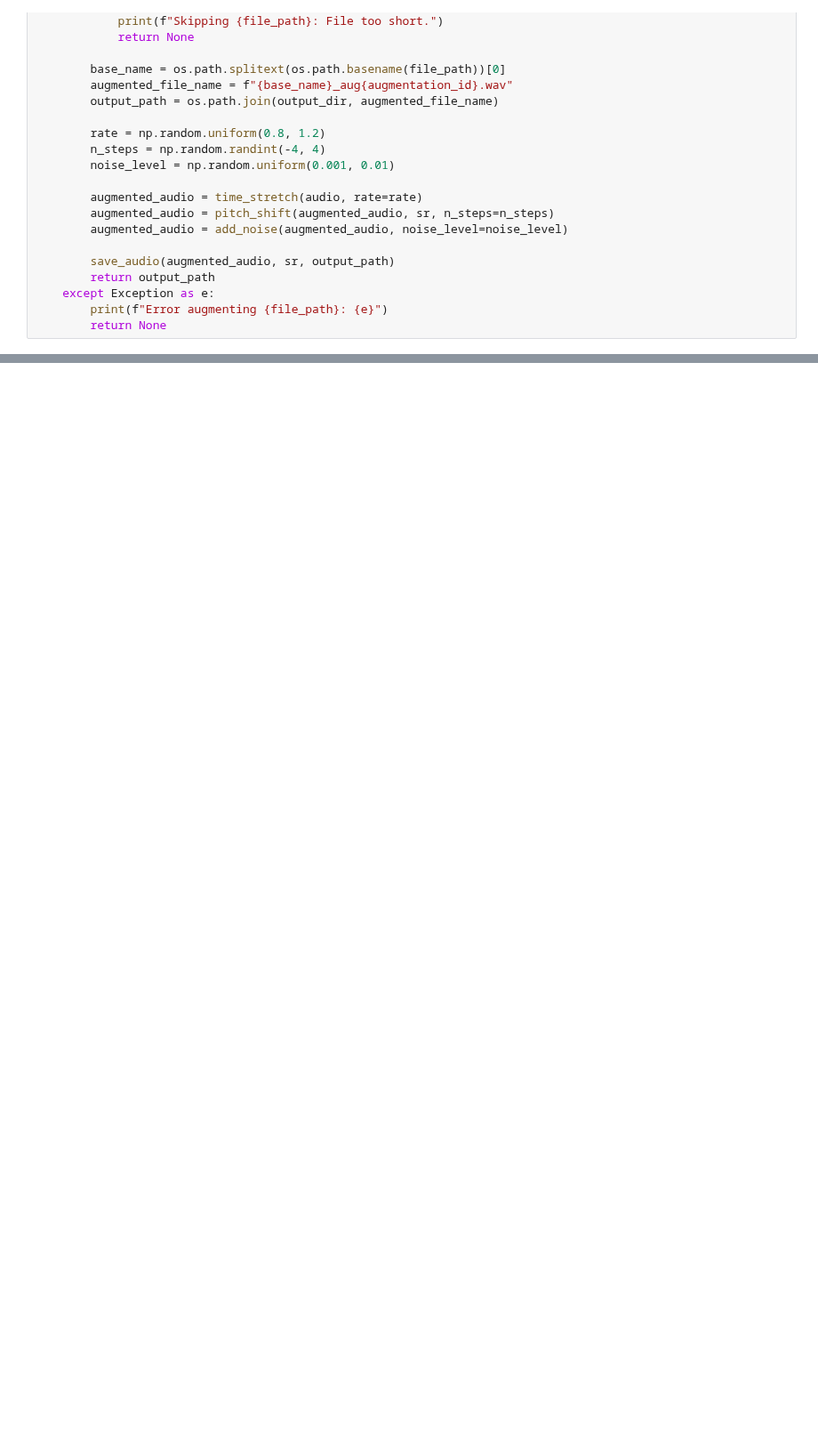
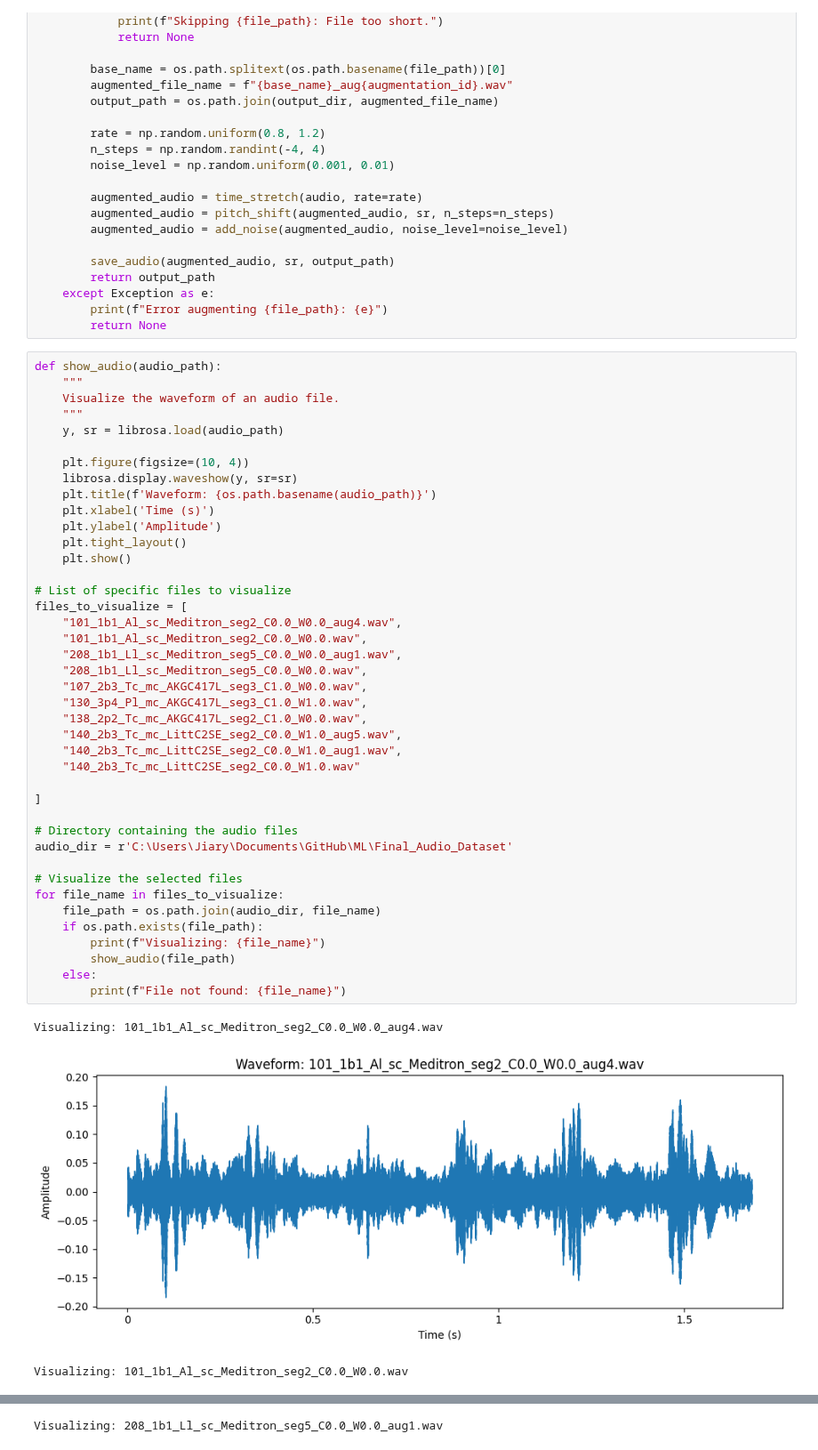
Before and after one commit to MURERWADANIEL1/Final_Year_Project, a Jupyter notebook: Project/DataPreparation.ipynb, the cells around one changed output, grey strips where cells are left out. Shown at 89% size. Saved outputs shown, nothing was run; the diff lists cells and outputs as text; blank space fills up the shorter version.

```diff
--- a/Project/DataPreparation.ipynb
+++ b/Project/DataPreparation.ipynb
@@ -239,3 +240,48 @@ def augment_audio(file_path, output_dir, sr=22050, augmentation_id=1):
     except Exception as e:
         print(f"Error augmenting {file_path}: {e}")
         return None
+# %%
+def show_audio(audio_path):
+    """
+    Visualize the waveform of an audio file.
+    """
+    y, sr = librosa.load(audio_path)
+
+    plt.figure(figsize=(10, 4))
+    librosa.display.waveshow(y, sr=sr)
+    plt.title(f'Waveform: {os.path.basename(audio_path)}')
+    plt.xlabel('Time (s)')
+    plt.ylabel('Amplitude')
+    plt.tight_layout()
+    plt.show()
+
+# List of specific files to visualize
+files_to_visualize = [
+    "101_1b1_Al_sc_Meditron_seg2_C0.0_W0.0_aug4.wav",
+    "101_1b1_Al_sc_Meditron_seg2_C0.0_W0.0.wav",
+    "208_1b1_Ll_sc_Meditron_seg5_C0.0_W0.0_aug1.wav",
+    "208_1b1_Ll_sc_Meditron_seg5_C0.0_W0.0.wav",
+    "107_2b3_Tc_mc_AKGC417L_seg3_C1.0_W0.0.wav",
+    "130_3p4_Pl_mc_AKGC417L_seg3_C1.0_W1.0.wav",
+    "138_2p2_Tc_mc_AKGC417L_seg2_C1.0_W0.0.wav",
+    "140_2b3_Tc_mc_LittC2SE_seg2_C0.0_W1.0_aug5.wav",
+    "140_2b3_Tc_mc_LittC2SE_seg2_C0.0_W1.0_aug1.wav",
+    "140_2b3_Tc_mc_LittC2SE_seg2_C0.0_W1.0.wav"
+
+]
+
+# Directory containing the audio files
+audio_dir = r'C:\Users\Jiary\Documents\GitHub\ML\Final_Audio_Dataset'
+
+# Visualize the selected files
+for file_name in files_to_visualize:
+    file_path = os.path.join(audio_dir, file_name)
+    if os.path.exists(file_path):
+        print(f"Visualizing: {file_name}")
+        show_audio(file_path)
+    else:
+        print(f"File not found: {file_name}")
+# %% [output]
+Visualizing: 101_1b1_Al_sc_Meditron_seg2_C0.0_W0.0_aug4.wav
+[figure, added]
+Visualizing: 101_1b1_Al_sc_Meditron_seg2_C0.0_W0.0.wav
@@ -241,0 +289 @@ def augment_audio(file_path, output_dir, sr=22050, augmentation_id=1):
+Visualizing: 208_1b1_Ll_sc_Meditron_seg5_C0.0_W0.0_aug1.wav
```
Also changed, not shown: parts of 3 cells of this notebook, 5 other files.
